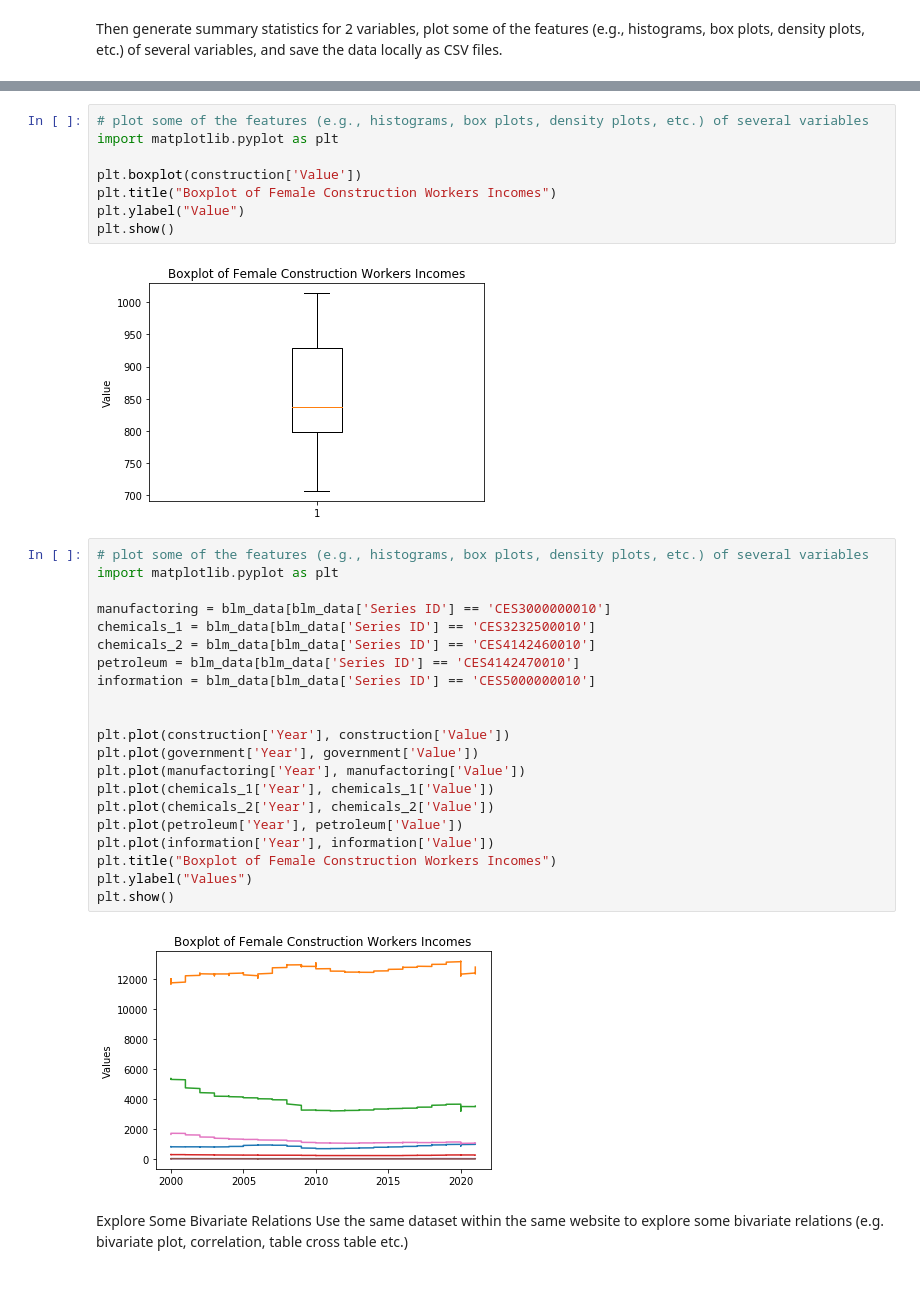
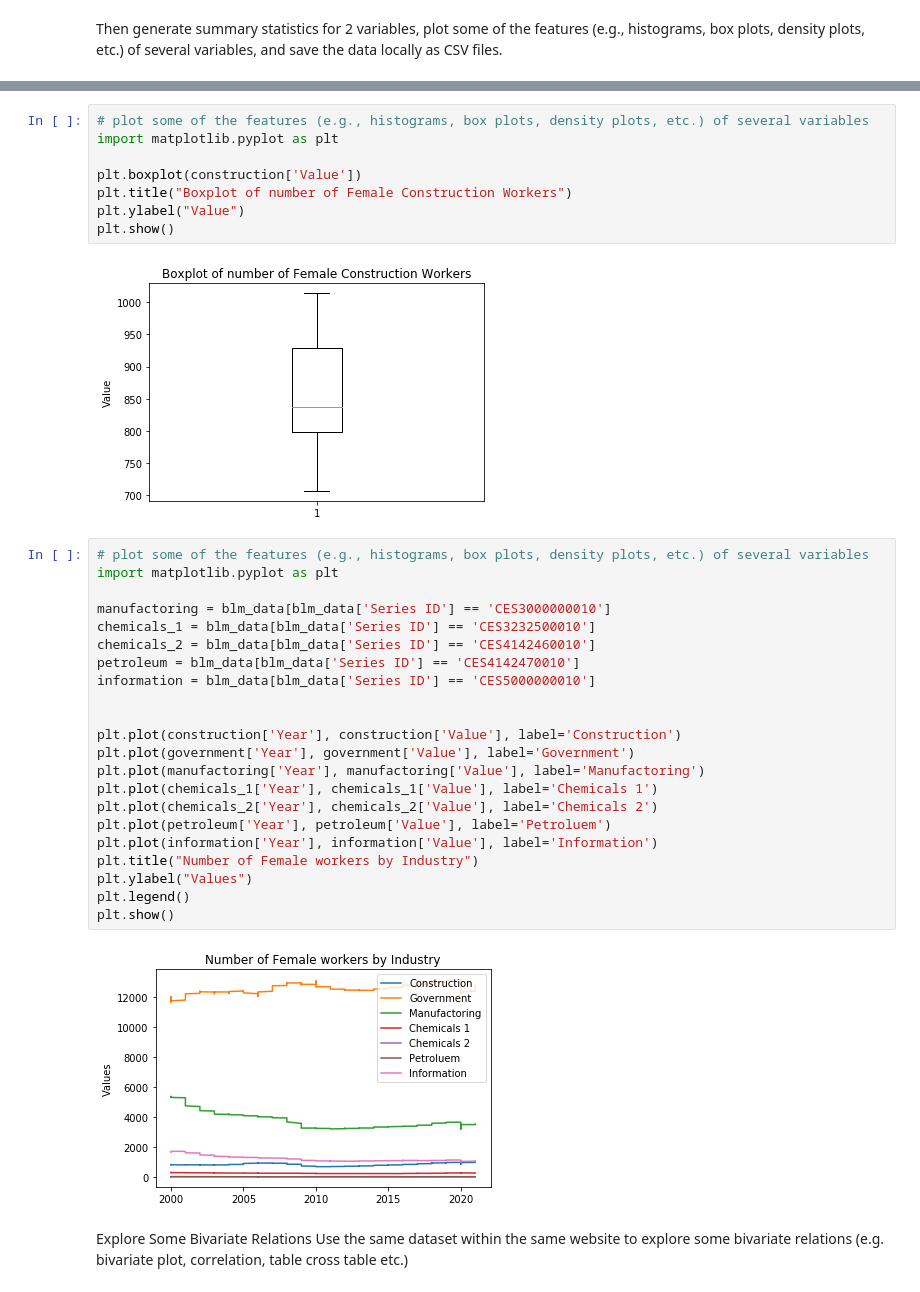
Before and after one commit to ramsey-king/DSC-630-Predictive-Analytics, a Jupyter notebook: KingRamseyWeek1.ipynb, the cells around one changed output, grey strips where cells are left out. Saved outputs shown, nothing was run; the diff lists cells and outputs as text.

```diff
--- a/KingRamseyWeek1.ipynb
+++ b/KingRamseyWeek1.ipynb
@@ -73,34 +73,35 @@ plt.show()
 import matplotlib.pyplot as plt
 
 plt.boxplot(construction['Value'])
-plt.title("Boxplot of Female Construction Workers Incomes")
+plt.title("Boxplot of number of Female Construction Workers")
 plt.ylabel("Value")
 plt.show()
 # %% [output]
-[figure, old version]
+[figure, new version]
 # %%
 # plot some of the features (e.g., histograms, box plots, density plots, etc.) of several variables
 import matplotlib.pyplot as plt
 
 manufactoring = blm_data[blm_data['Series ID'] == 'CES3000000010']
 chemicals_1 = blm_data[blm_data['Series ID'] == 'CES3232500010']
 chemicals_2 = blm_data[blm_data['Series ID'] == 'CES4142460010']
 petroleum = blm_data[blm_data['Series ID'] == 'CES4142470010']
 information = blm_data[blm_data['Series ID'] == 'CES5000000010']
 
 
-plt.plot(construction['Year'], construction['Value'])
-plt.plot(government['Year'], government['Value'])
-plt.plot(manufactoring['Year'], manufactoring['Value'])
-plt.plot(chemicals_1['Year'], chemicals_1['Value'])
-plt.plot(chemicals_2['Year'], chemicals_2['Value'])
-plt.plot(petroleum['Year'], petroleum['Value'])
-plt.plot(information['Year'], information['Value'])
-plt.title("Boxplot of Female Construction Workers Incomes")
+plt.plot(construction['Year'], construction['Value'], label='Construction')
+plt.plot(government['Year'], government['Value'], label='Government')
+plt.plot(manufactoring['Year'], manufactoring['Value'], label='Manufactoring')
+plt.plot(chemicals_1['Year'], chemicals_1['Value'], label='Chemicals 1')
+plt.plot(chemicals_2['Year'], chemicals_2['Value'], label='Chemicals 2')
+plt.plot(petroleum['Year'], petroleum['Value'], label='Petroluem')
+plt.plot(information['Year'], information['Value'], label='Information')
+plt.title("Number of Female workers by Industry")
 plt.ylabel("Values")
+plt.legend()
 plt.show()
 # %% [output]
-[figure, old version]
+[figure, new version]
 # %% [markdown]
 Explore Some Bivariate Relations
 Use the same dataset within the same website to explore some bivariate relations (e.g. bivariate plot, correlation, table cross table etc.)
```
Also changed, not shown: parts of 10 cells of this notebook.
